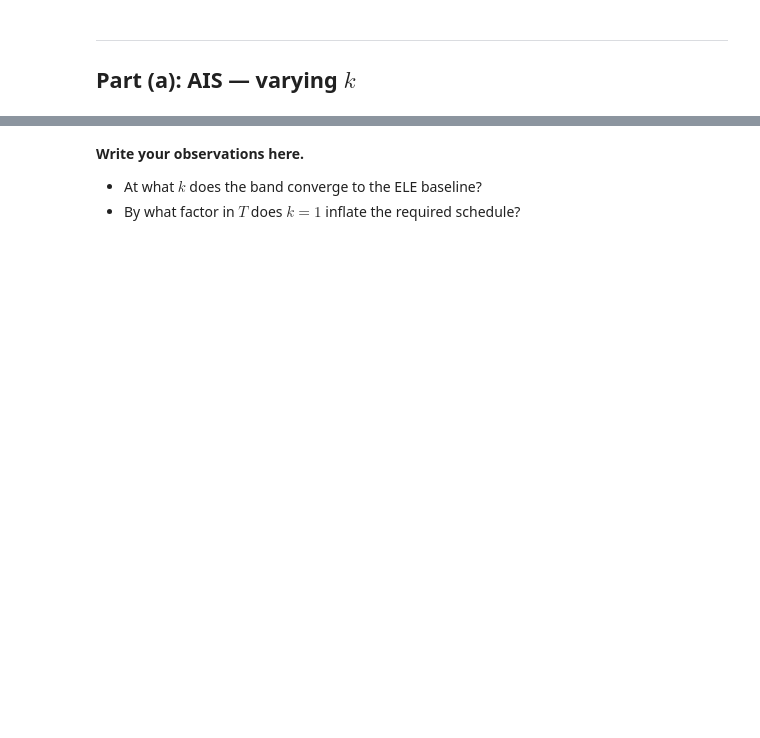
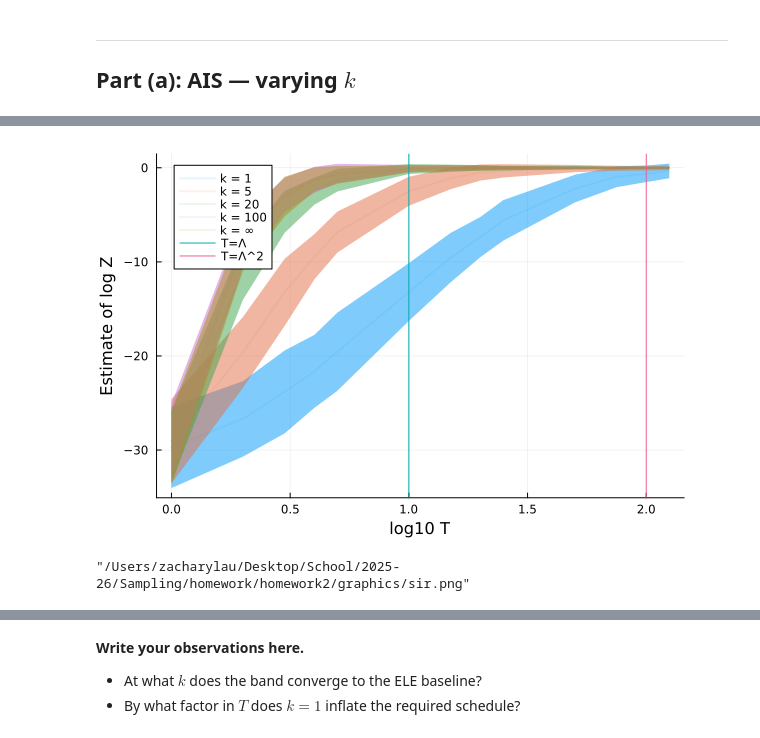
Before and after one commit to zach-lau/STAT547E-Homework, a Jupyter notebook: homework2/assignment2_template.ipynb, the cells around one changed output, grey strips where cells are left out. Cells and saved outputs as stored; diff of their text form; code cells hidden in the pictures; blank space fills up the shorter version.

```diff
--- a/homework2/assignment2_template.ipynb
+++ b/homework2/assignment2_template.ipynb
@@ -203,0 +183,7 @@ const M_REP = 20   # 20 replicates — enough to see the band shape
+# %%
+p, sir_mean, sir_std, labels = experiment(sir_rwm, sir_ele)
+display(p)
+savefig("./graphics/sir.png")
+# %% [output]
+[figure, added]
+"/Users/zacharylau/Desktop/School/2025-26/Sampling/homework/homework2/graphics/sir.png"
```
Also changed, not shown: parts of 13 cells of this notebook, 1 other file.
